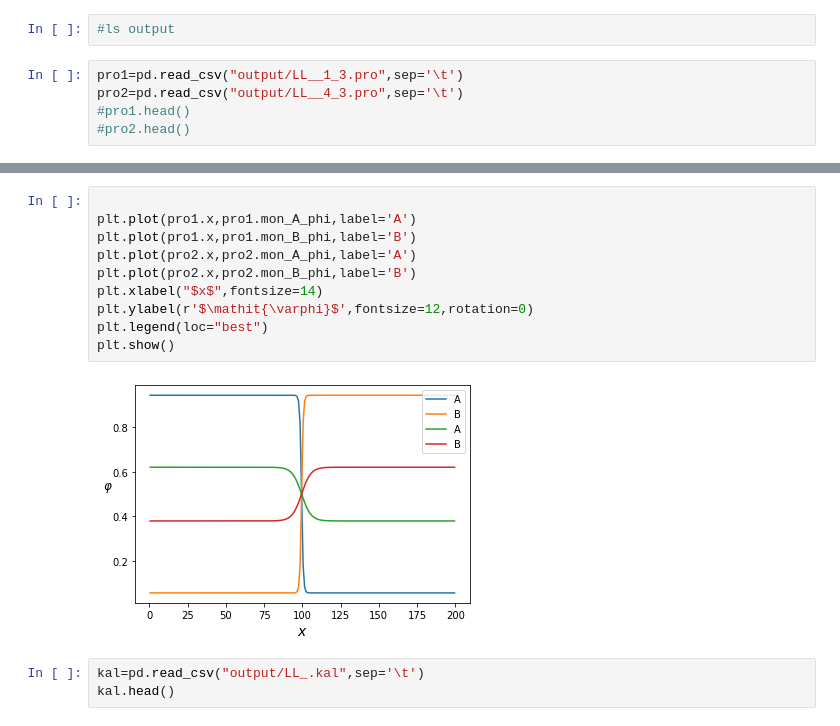
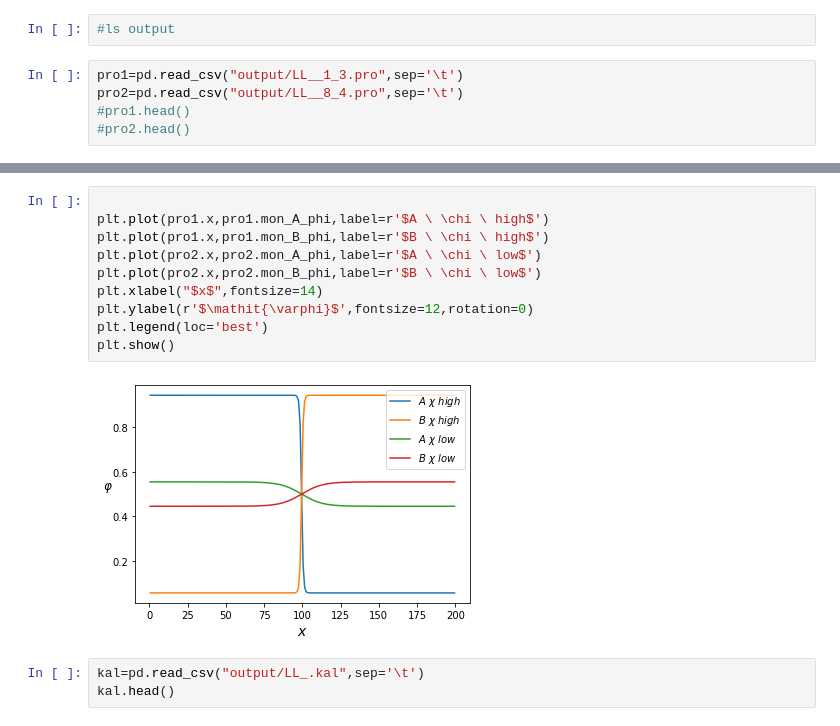
Before and after one commit to leermakers/Namics, a Jupyter notebook: Example_notebooks/LL.ipynb, the cells around one changed output, grey strips where cells are left out. Saved outputs shown, nothing was run; the diff lists cells and outputs as text.

```diff
--- a/Example_notebooks/LL.ipynb
+++ b/Example_notebooks/LL.ipynb
@@ -100,6 +124,6 @@ input.to_csv("LL_.in",sep=':',header=False,index=False)
 #ls output
 # %%
 pro1=pd.read_csv("output/LL__1_3.pro",sep='\t')
-pro2=pd.read_csv("output/LL__4_3.pro",sep='\t')
+pro2=pd.read_csv("output/LL__8_4.pro",sep='\t')
 #pro1.head()
 #pro2.head()
@@ -106,15 +137,15 @@ pro2=pd.read_csv("output/LL__4_3.pro",sep='\t')
 # %%
 
-plt.plot(pro1.x,pro1.mon_A_phi,label='A')
-plt.plot(pro1.x,pro1.mon_B_phi,label='B')
-plt.plot(pro2.x,pro2.mon_A_phi,label='A')
-plt.plot(pro2.x,pro2.mon_B_phi,label='B')
+plt.plot(pro1.x,pro1.mon_A_phi,label=r'$A \ \chi \ high$')
+plt.plot(pro1.x,pro1.mon_B_phi,label=r'$B \ \chi \ high$')
+plt.plot(pro2.x,pro2.mon_A_phi,label=r'$A \ \chi \ low$')
+plt.plot(pro2.x,pro2.mon_B_phi,label=r'$B \ \chi \ low$')
 plt.xlabel("$x$",fontsize=14)
 plt.ylabel(r'$\mathit{\varphi}$',fontsize=12,rotation=0)
-plt.legend(loc="best")
+plt.legend(loc='best')
 plt.show()
 # %% [output]
-[figure, old version]
+[figure, new version]
 # %%
 kal=pd.read_csv("output/LL_.kal",sep='\t')
 kal.head()
```
Also changed, not shown: parts of 7 cells of this notebook, 2 other files.
